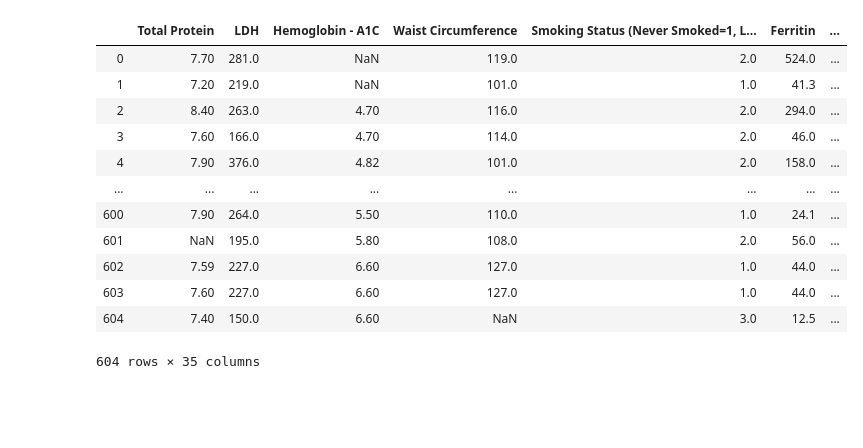
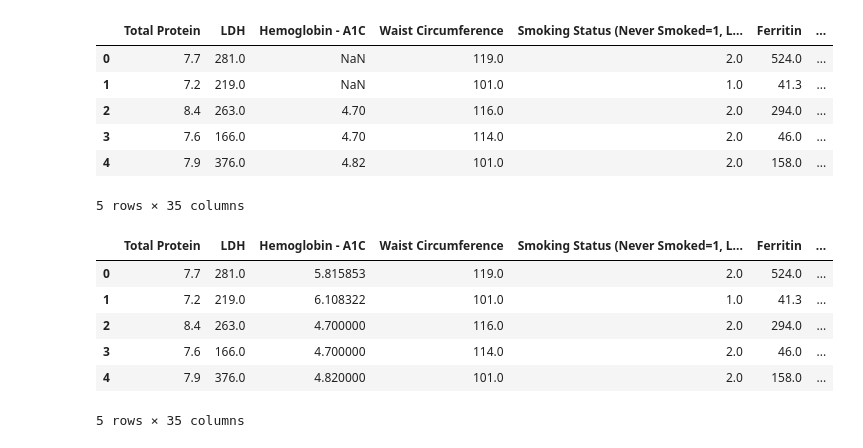
Before and after one commit to ali0jn/Nonalcoholic-Fatty-Liver-Disease, a Jupyter notebook: NAFLD_further_analysis.ipynb, the cells around one changed output. Saved outputs shown, nothing was run; the diff lists cells and outputs as text; code cells hidden in the pictures; blank space fills up the shorter version.

```diff
--- a/NAFLD_further_analysis.ipynb
+++ b/NAFLD_further_analysis.ipynb
@@ -81,19 +56,23 @@ X_baseline_1
 # %%
-X_baseline_2
+X_baseline_2.head()
 # %% [output]
 |  | Total Protein | LDH | Hemoglobin - A1C | Waist Circumference | Smoking Status (Never Smoked=1, L... | Ferritin | ... |
-| 0 | 7.70 | 281.0 | NaN | 119.0 | 2.0 | 524.0 | ... |
-| 1 | 7.20 | 219.0 | NaN | 101.0 | 1.0 | 41.3 | ... |
-| 2 | 8.40 | 263.0 | 4.70 | 116.0 | 2.0 | 294.0 | ... |
-| 3 | 7.60 | 166.0 | 4.70 | 114.0 | 2.0 | 46.0 | ... |
-| 4 | 7.90 | 376.0 | 4.82 | 101.0 | 2.0 | 158.0 | ... |
-| ... | ... | ... | ... | ... | ... | ... | ... |
-| 600 | 7.90 | 264.0 | 5.50 | 110.0 | 1.0 | 24.1 | ... |
-| 601 | NaN | 195.0 | 5.80 | 108.0 | 2.0 | 56.0 | ... |
-| 602 | 7.59 | 227.0 | 6.60 | 127.0 | 1.0 | 44.0 | ... |
-| 603 | 7.60 | 227.0 | 6.60 | 127.0 | 1.0 | 44.0 | ... |
-| 604 | 7.40 | 150.0 | 6.60 | NaN | 3.0 | 12.5 | ... |
+| 0 | 7.7 | 281.0 | NaN | 119.0 | 2.0 | 524.0 | ... |
+| 1 | 7.2 | 219.0 | NaN | 101.0 | 1.0 | 41.3 | ... |
+| 2 | 8.4 | 263.0 | 4.70 | 116.0 | 2.0 | 294.0 | ... |
+| 3 | 7.6 | 166.0 | 4.70 | 114.0 | 2.0 | 46.0 | ... |
+| 4 | 7.9 | 376.0 | 4.82 | 101.0 | 2.0 | 158.0 | ... |
-604 rows × 35 columns
+5 rows × 35 columns
 # %%
 X_baseline_2 = fast_knn(X_baseline_2, k=30)
 X_baseline_2.columns=X_columns_2
+# %%
+X_baseline_2.head()
+# %% [output]
+|  | Total Protein | LDH | Hemoglobin - A1C | Waist Circumference | Smoking Status (Never Smoked=1, L... | Ferritin | ... |
+| 0 | 7.7 | 281.0 | 5.815853 | 119.0 | 2.0 | 524.0 | ... |
+| 1 | 7.2 | 219.0 | 6.108322 | 101.0 | 1.0 | 41.3 | ... |
+| 2 | 8.4 | 263.0 | 4.700000 | 116.0 | 2.0 | 294.0 | ... |
+| 3 | 7.6 | 166.0 | 4.700000 | 114.0 | 2.0 | 46.0 | ... |
+| 4 | 7.9 | 376.0 | 4.820000 | 101.0 | 2.0 | 158.0 | ... |
+5 rows × 35 columns
```
Also changed, not shown: parts of 14 cells of this notebook, 3 other files.
